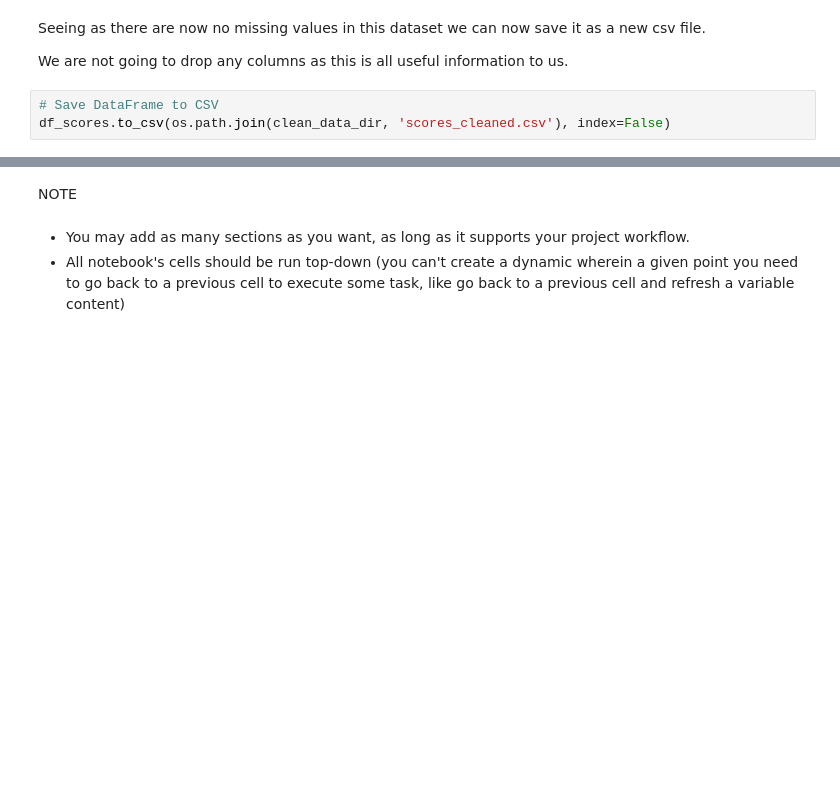
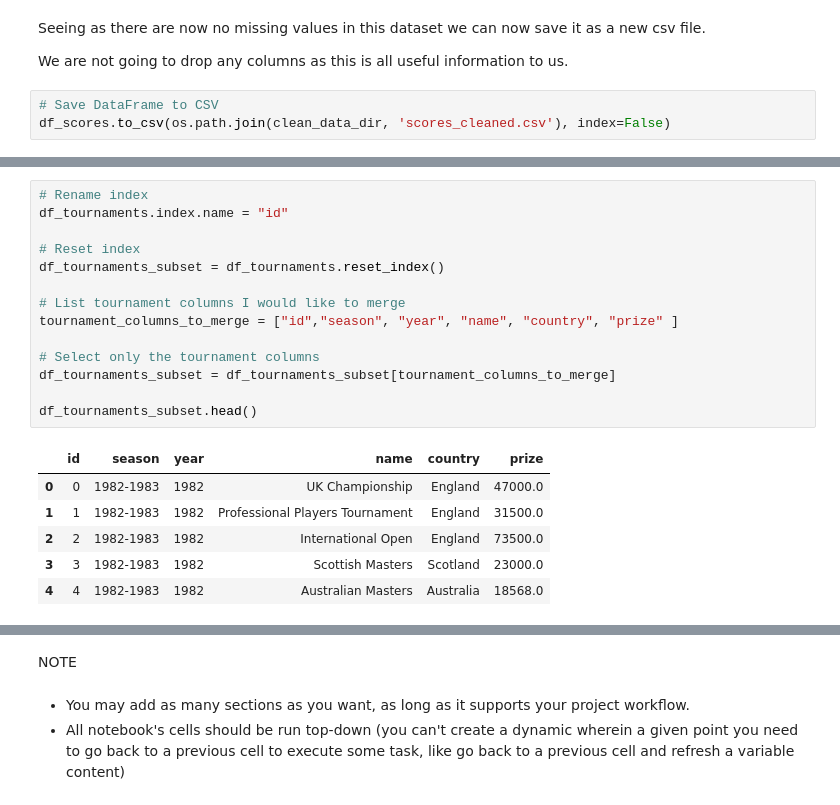
Before and after one commit to stephenbeese/Snooker-Data-Analysis, a Jupyter notebook: jupyter_notebooks/ETL.ipynb, the cells around one changed output, grey strips where cells are left out. Cells and saved outputs as stored; diff of their text form; blank space fills up the shorter version.

```diff
--- a/jupyter_notebooks/ETL.ipynb
+++ b/jupyter_notebooks/ETL.ipynb
@@ -448,0 +524,21 @@ df_scores.to_csv(os.path.join(clean_data_dir, 'scores_cleaned.csv'), index=False
+# %%
+# Rename index
+df_tournaments.index.name = "id"
+
+# Reset index
+df_tournaments_subset = df_tournaments.reset_index()
+
+# List tournament columns I would like to merge
+tournament_columns_to_merge = ["id","season", "year", "name", "country", "prize" ]
+
+# Select only the tournament columns
+df_tournaments_subset = df_tournaments_subset[tournament_columns_to_merge]
+
+df_tournaments_subset.head()
+# %% [output]
+|  | id | season | year | name | country | prize |
+| 0 | 0 | 1982-1983 | 1982 | UK Championship | England | 47000.0 |
+| 1 | 1 | 1982-1983 | 1982 | Professional Players Tournament | England | 31500.0 |
+| 2 | 2 | 1982-1983 | 1982 | International Open | England | 73500.0 |
+| 3 | 3 | 1982-1983 | 1982 | Scottish Masters | Scotland | 23000.0 |
+| 4 | 4 | 1982-1983 | 1982 | Australian Masters | Australia | 18568.0 |
```
Also changed, not shown: parts of 7 cells of this notebook.
